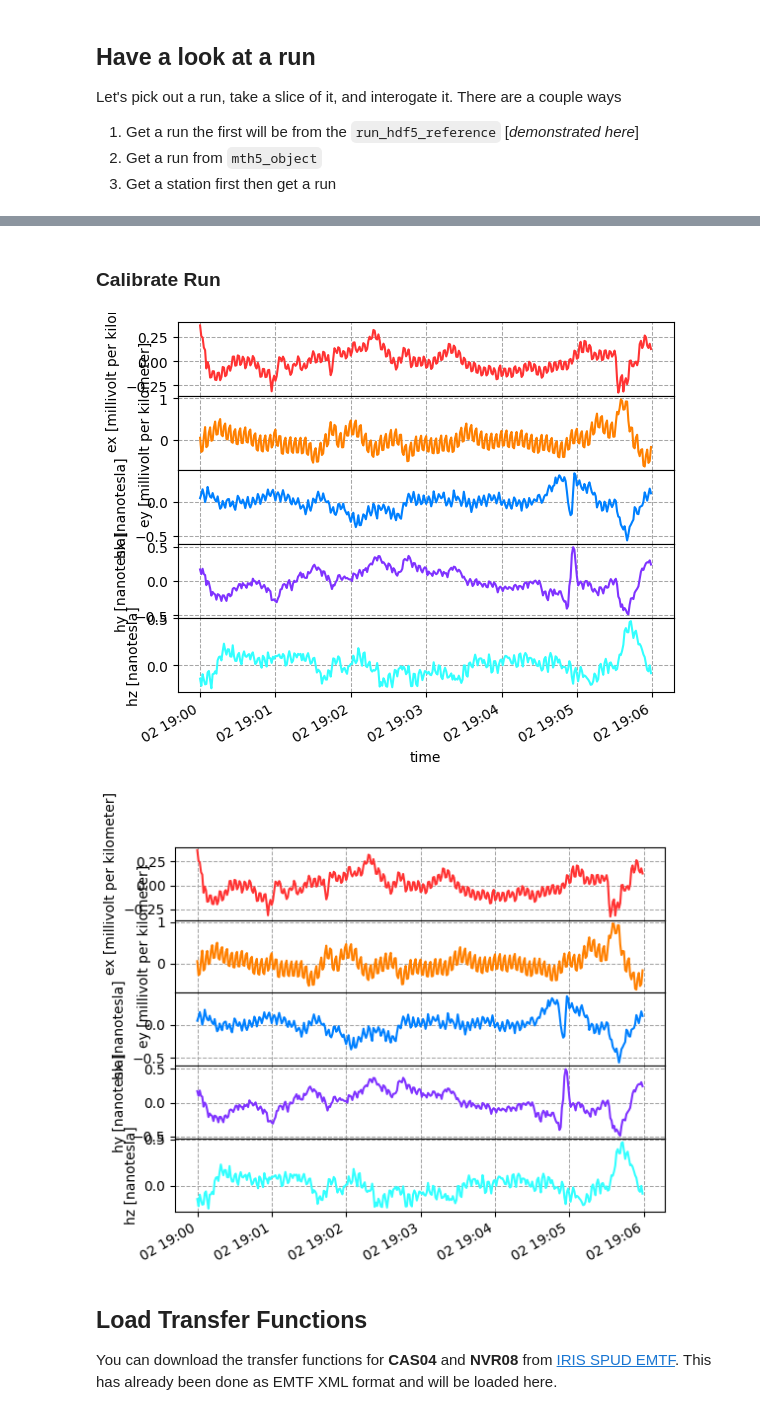
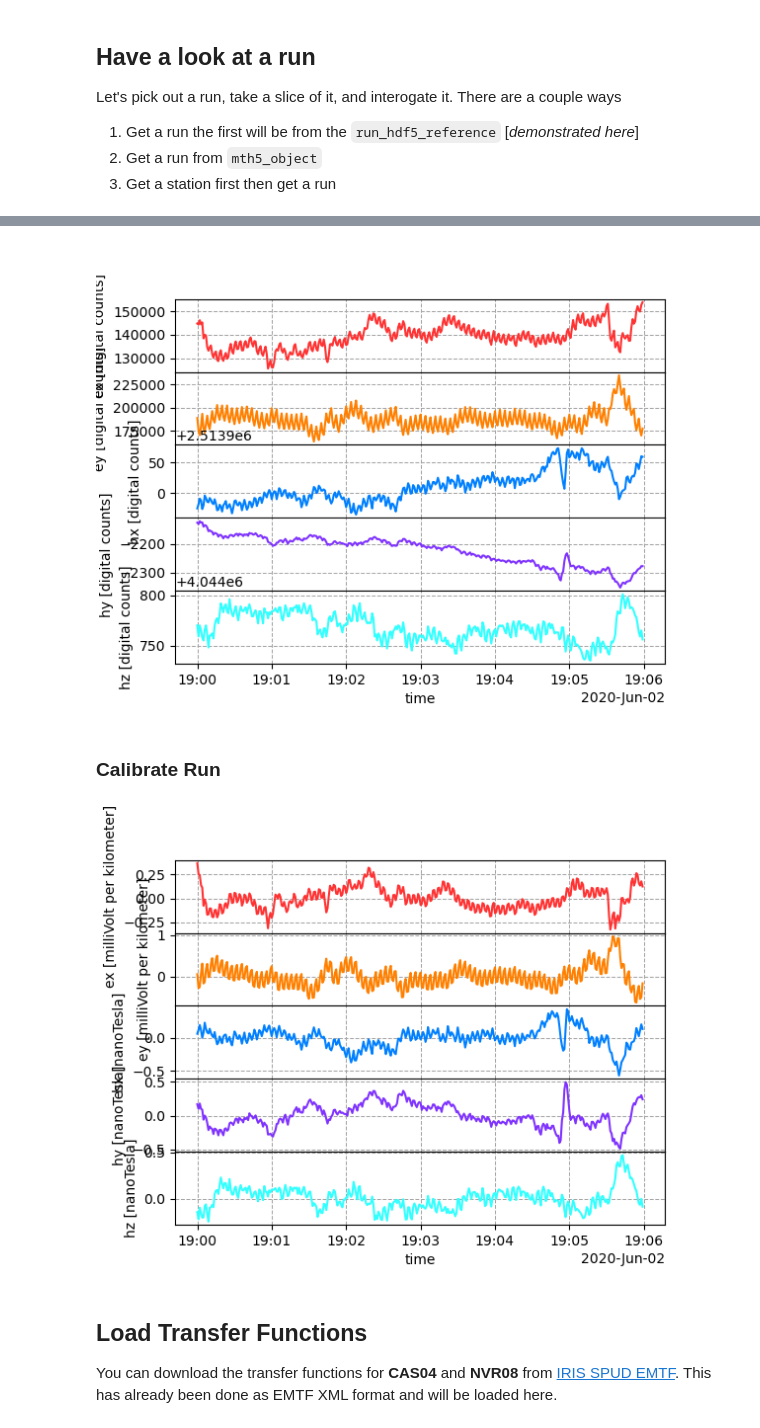
Before and after one commit to kujaku11/mth5, a Jupyter notebook: docs/examples/notebooks/make_mth5_driver_v0.1.0.ipynb, the cells around one changed output, grey strips where cells are left out. Saved outputs shown, nothing was run; the diff lists cells and outputs as text; code cells hidden in the pictures.

```diff
--- a/docs/examples/notebooks/make_mth5_driver_v0.1.0.ipynb
+++ b/docs/examples/notebooks/make_mth5_driver_v0.1.0.ipynb
@@ -343,11 +355,14 @@ run_from_reference.plot()
+# %%
+run_plot = run_from_reference.plot()
+# %% [output]
+[figure, added]
 # %% [markdown]
 ### Calibrate Run
 # %%
 calibrated_run = run_from_reference.calibrate()
-calibrated_run.plot()
+calibrated_run_plot = calibrated_run.plot()
 # %% [output]
-[figure, old version]
+[figure, new version]
-[figure, removed]
 # %% [markdown]
 ## Load Transfer Functions
 
```
Also changed, not shown: parts of 10 cells of this notebook.
